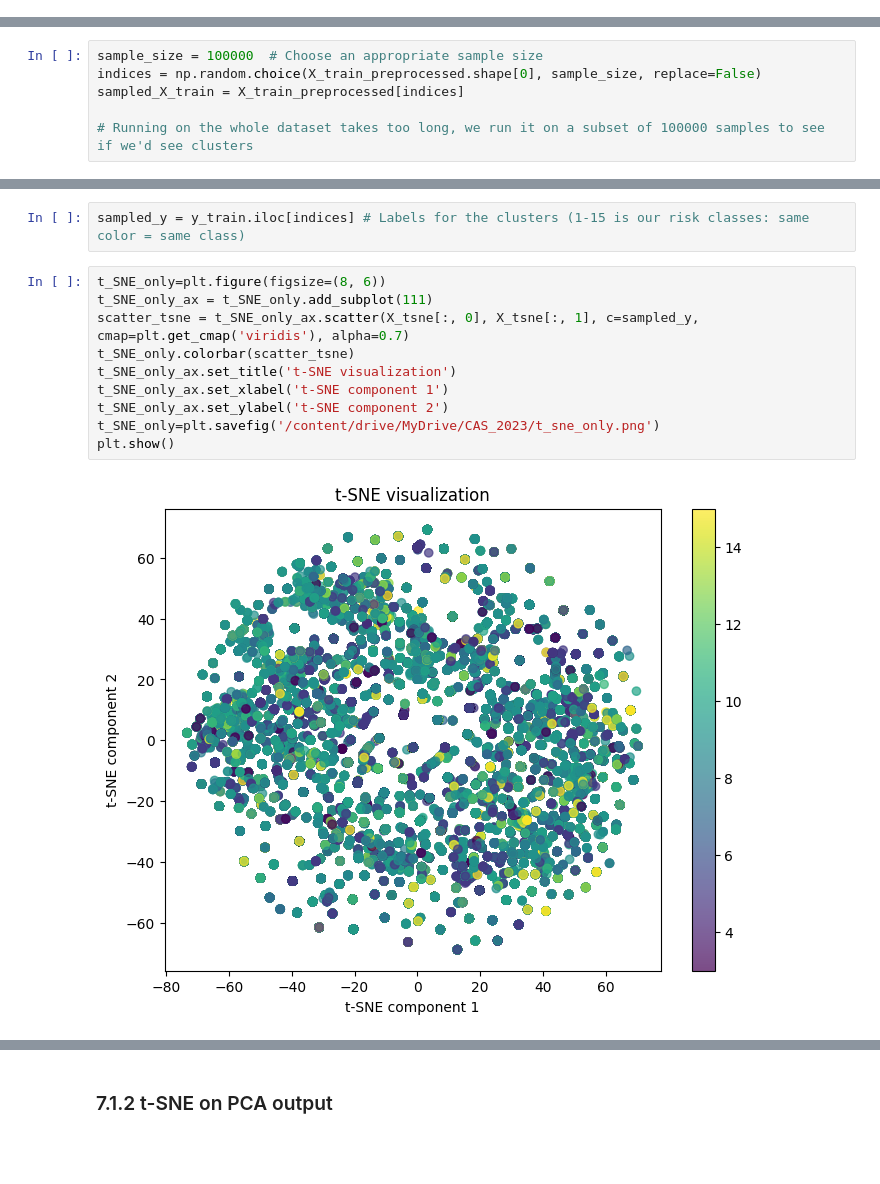
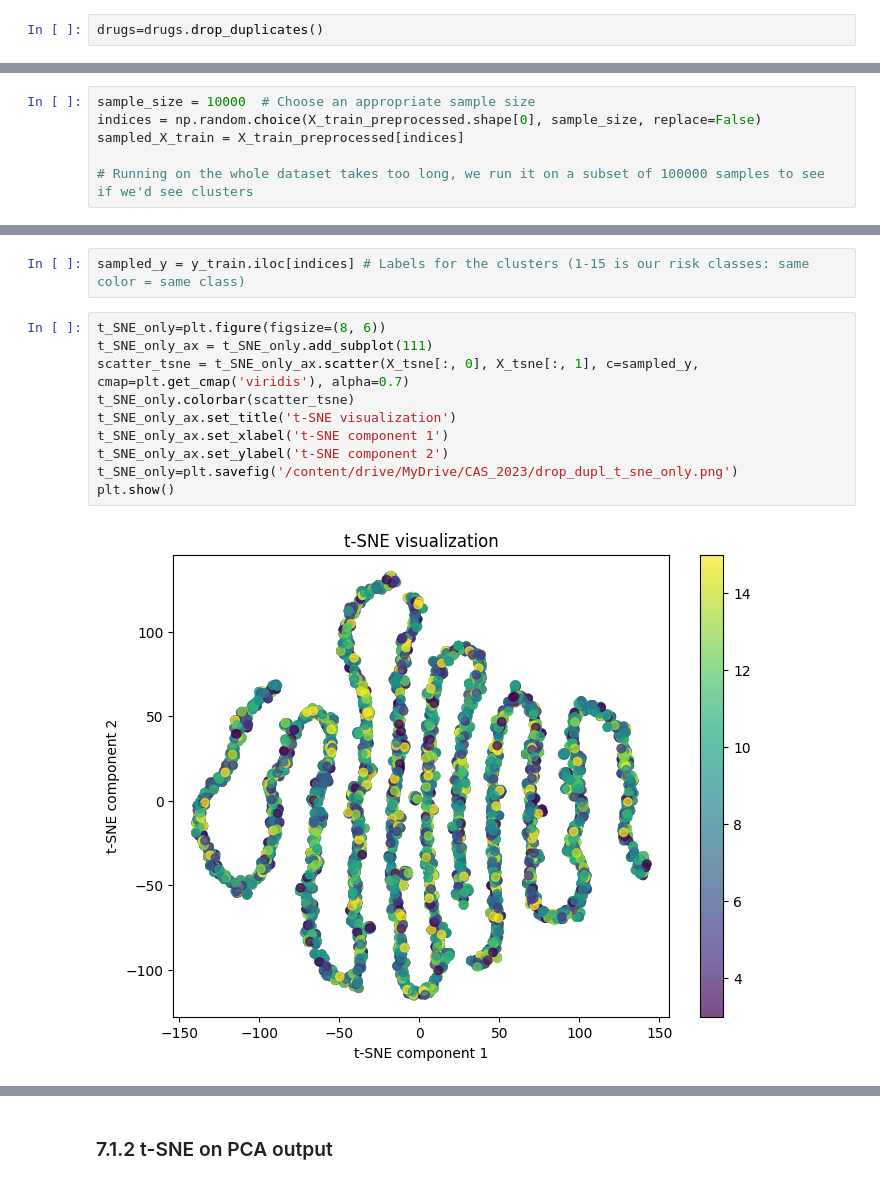
Before and after one commit to LaraN01/DrugData_AdverseEvents, a Jupyter notebook: Notebook_4_models.ipynb, the cells around one changed output, grey strips where cells are left out. Drawn from its saved outputs; the diff is of its cells as text; blank space fills up the shorter version.

Commit message:
Drop duplicates, LLM, kmeans, stacking

```diff
--- a/Notebook_4_models.ipynb
+++ b/Notebook_4_models.ipynb
@@ -116,3 +120,5 @@ drugs.head(5)
+# %%
+drugs=drugs.drop_duplicates()
 # %%
 drugs.shape
 # %% [output]
@@ -352,5 +424,5 @@ Number of available CPU cores: 12
 # %%
-sample_size = 100000  # Choose an appropriate sample size
+sample_size = 10000  # Choose an appropriate sample size
 indices = np.random.choice(X_train_preprocessed.shape[0], sample_size, replace=False)
 sampled_X_train = X_train_preprocessed[indices]
 
@@ -391,12 +462,12 @@ sampled_y = y_train.iloc[indices] # Labels for the clusters (1-15 is our risk cl
 # %%
 t_SNE_only=plt.figure(figsize=(8, 6))
 t_SNE_only_ax = t_SNE_only.add_subplot(111)
 scatter_tsne = t_SNE_only_ax.scatter(X_tsne[:, 0], X_tsne[:, 1], c=sampled_y, cmap=plt.get_cmap('viridis'), alpha=0.7)
 t_SNE_only.colorbar(scatter_tsne)
 t_SNE_only_ax.set_title('t-SNE visualization')
 t_SNE_only_ax.set_xlabel('t-SNE component 1')
 t_SNE_only_ax.set_ylabel('t-SNE component 2')
-t_SNE_only=plt.savefig('/content/drive/MyDrive/CAS_2023/t_sne_only.png')
+t_SNE_only=plt.savefig('/content/drive/MyDrive/CAS_2023/drop_dupl_t_sne_only.png')
 plt.show()
 # %% [output]
-[figure, old version]
+[figure, new version]
```
Also changed, not shown: parts of 62 cells of this notebook.
